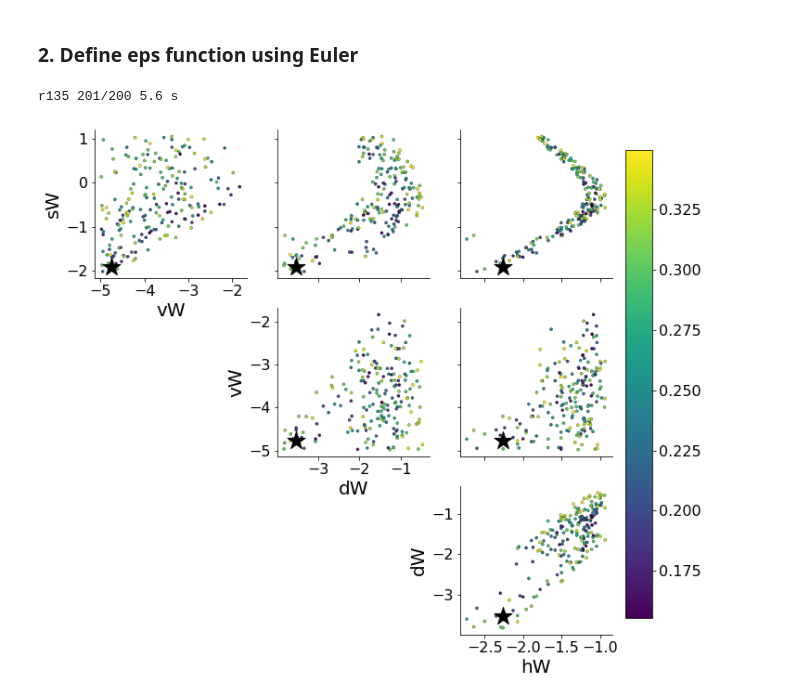
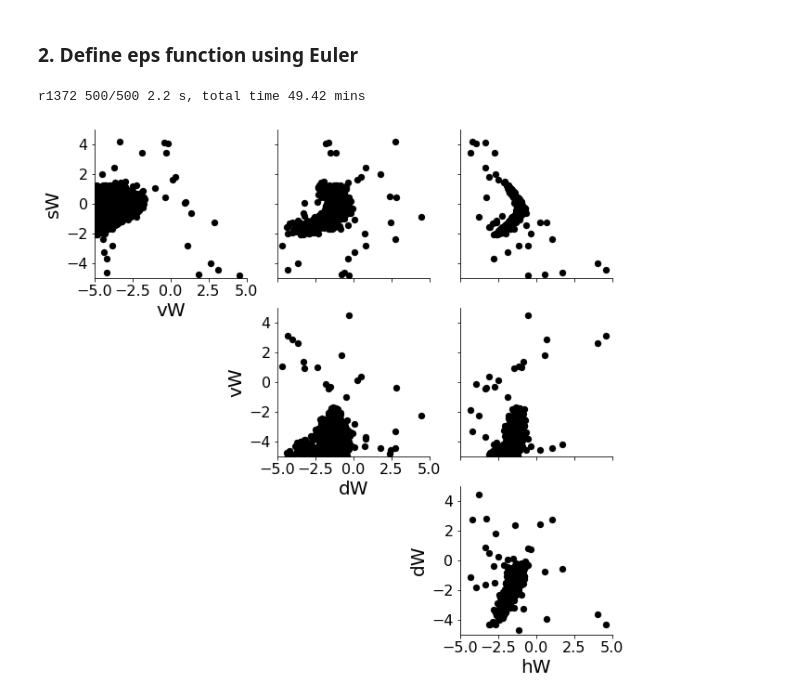
Before and after one commit to cunningham-lab/epi, a Jupyter notebook: notebooks/SC_Circuit/SC_acc_ABC.ipynb, the cells around one changed output. Cells and saved outputs as stored; diff of their text form; code cells hidden in the pictures.

```diff
--- a/notebooks/SC_Circuit/SC_acc_ABC.ipynb
+++ b/notebooks/SC_Circuit/SC_acc_ABC.ipynb
@@ -29,31 +29,3 @@ hW = Parameter("hW", 1, lb=-2., ub=-.5)"""
 parameters = [sW, vW, dW, hW]
 
 model = Model("SC_Circuit", parameters)
-# %%
-z = np.array([[-1.7, -0.2567, 0.22, -2.43]], dtype=np.float32)
-
-t_cue_delay = 1.2
-t_choice = 0.3
-t_post_choice = 0.3
-t_total = t_cue_delay + t_choice + t_post_choice
-dt = 0.024
-t = np.arange(0.0, t_total, dt)
-T = t.shape[0]
-
-u_t, v_t = SC_sim(*unwrap(-np.ones((1,4), dtype=np.float32)))
-
-neuron_labels = ['LP', 'LA', 'RA', 'RP']
-colors = ['b', 'tab:orange', 'g', 'r']
-C_titles = ['P', 'A']
-for m in range(1):
-    fig, axs = plt.subplots(1,2,figsize=(8, 4))
-    for c in range(2):
-        for i in range(4):
-            mean_v = np.mean(v_t[:,m,c,i,:], axis=1)
-            std_v = np.std(v_t[:,m,c,i,:], axis=1)
-            axs[c].fill_between(t, mean_v - std_v, mean_v + std_v, color=colors[i], alpha=0.2)
-            axs[c].plot(t, mean_v, label=neuron_labels[i], c=colors[i])
-            axs[c].set_title(C_titles[c])
-            axs[c].set_ylim([0,1])
-    axs[0].legend()
-    plt.show()
@@ -70,19 +40,20 @@ def accept_inds(T_x, means, stds):
     return np.logical_and.reduce(acc, axis=0)
 # %%
 import time
-num_keep = 200
+num_keep = 500
 M = 1000
 zs = []
 T_xs = []
 
 p = .75
 means = [p, 1-p]
-stds = [0.05, 0.05]
+stds = [0.075, 0.075]
 
 _round = 0
 num_found = 0
 z = None
 T_x = None
+times = []
 while (num_found < num_keep):
     _round += 1
     time1 = time.time()
@@ -103,8 +74,9 @@ while (num_found < num_keep):
         z = np.concatenate((z, _z), axis=0)
         T_x = np.concatenate((T_x, _T_x), axis=0)
     time2 = time.time()
-    print('r%d %d/%d %.1f s\r' % (_round, num_found, num_keep, time2-time1), end='')
-
+    round_time = time2-time1
+    print('r%d %d/%d %.1f s, total time %.2f mins\r' % (_round, num_found, num_keep, round_time, sum(times)/60.), end='')
+    times.append(round_time)
     num_found = z.shape[0]
 
 # reduce to num_keep
@@ -114,17 +86,14 @@ T_x = T_x[:num_keep]
 num_plot = 500
 fontsize = 20
 # %% [output]
-r135 201/200 5.6 s
+r1372 500/500 2.2 s, total time 49.42 mins
 # %%
 z_labels = [p.name for p in model.parameters]
 #z_star = np.mean(z, axis=0)[None,:]
-z_star = z[0,:][None,:]
 
-inds = z[:,0] < 5.
 _lb = np.array([p.lb[0] for p in model.parameters])
 _ub = np.array([p.ub[0] for p in model.parameters])
-fig = pairplot(z[inds], np.arange(4), z_labels,
-               fontsize=fontsize, figsize=(10,10), starred=z_star,
-               c = T_x[inds,1])
+fig = pairplot(z, np.arange(4), z_labels, lb=lb*np.ones((4,)), ub=ub*np.ones((4,)),
+               fontsize=fontsize, figsize=(10,10))
 # %% [output]
-[figure, old version]
+[figure, new version]
```
Also changed, not shown: parts of 15 cells of this notebook.
